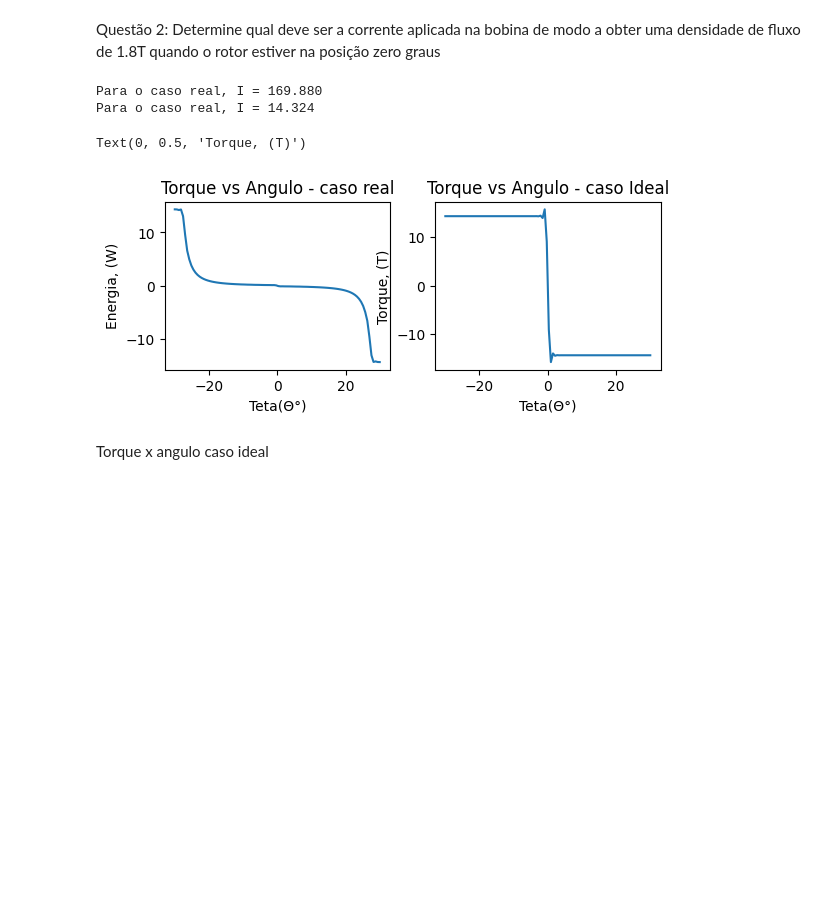
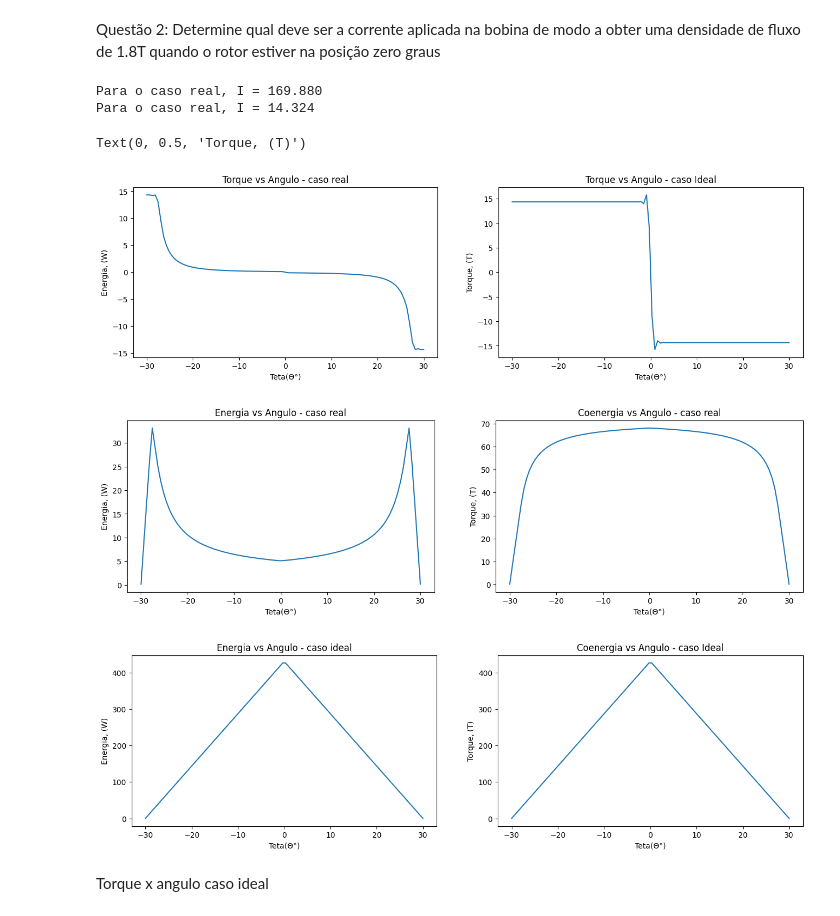
Before and after one commit to leoborgess/conversao-questao2, a Jupyter notebook: questao2.ipynb, the cells around one changed output. Drawn from its saved outputs; the diff is of its cells as text; code cells hidden in the pictures; blank space fills up the shorter version.

```diff
--- a/questao2.ipynb
+++ b/questao2.ipynb
@@ -41,6 +41,8 @@ B_fe           = np.zeros(NumPontos)
 # %% [markdown]
 Questão 1: Apresente um gráfico do fluxo ocncatenado na bobina 1 em função da corrente aplicada nessa bobina considerando a posição do rotor variando da posição de -30 a 30 graus em passos de 10 graus.
 # %%
+
+plt.figure(figsize=(8, 4.5))
 for i in range(0, len(A_util)):
     Area_proporcional = A_max/(A_util[i]) #proporcionalidade que deve ser mantida para que o fluxo entre o ar e o ferro seja igual
     for ponto in range(0, NumPontos):
@@ -53,7 +55,7 @@ for i in range(0, len(A_util)):
     plt.subplot(1,2,1)
     plt.plot(I_real, Fluxo_conc)
     plt.xlim([-0.1,50])
-    plt.legend(["λ(29.9°)", "λ(20°)", "λ(10°)", "λ(0°)"], loc = "best", prop={'size':10})
+    plt.legend(["λ(30°)", "λ(20°)", "λ(10°)", "λ(0°)"], loc = "best", prop={'size':10})
     plt.xlabel('Corrente, I (A)')
     plt.ylabel('Fluxo Concatenado, λ (Wb)')
     plt.title('Forma Real')
@@ -62,7 +64,7 @@ for i in range(0, len(A_util)):
     plt.subplot(1,2,2)
     plt.plot(I_ideal, Fluxo_conc)
     plt.xlim([-0.01,20])
-    plt.legend(["λ(29.9°)", "λ(20°)", "λ(10°)", "λ(0°)"], loc = "best", prop={'size':10})
+    plt.legend(["λ(30°)", "λ(20°)", "λ(10°)", "λ(0°)"], loc = "best", prop={'size':10})
     plt.grid(True)
     plt.xlabel('Corrente, I (A)')
     plt.ylabel('Fluxo Concatenado, λ (W)')
@@ -125,35 +127,70 @@ for i in range(0, len(A_util_torque)):
     fluxo_ideal = fluxo_corrente_ideal(I_vec)
 
     #energias
     Energia_real[i] = sp.integrate.trapezoid(I_vec, fluxo_real)
     Energia_ideal[i] = sp.integrate.trapezoid(I_vec, fluxo_ideal)
 
     #coenergias
     CoEnergia_real[i] = sp.integrate.trapezoid(fluxo_real, I_vec)
     CoEnergia_ideal[i] = sp.integrate.trapezoid(fluxo_ideal, I_vec)
 
 InterPol_CoEnergiaReal = CubicSpline(angulos_torque, CoEnergia_real, bc_type = 'natural')
 InterPol_CoEnergiaIdeal = CubicSpline(angulos_torque, CoEnergia_ideal, bc_type = 'natural')
 
 Torque_real = InterPol_CoEnergiaReal.derivative()(angulos_torque)
 Torque_ideal = InterPol_CoEnergiaIdeal.derivative()(angulos_torque)
 
 plt.figure(figsize=(16, 9))
 plt.subplot(2, 2, 1)
 plt.plot(angulos_torque, Torque_real)
 plt.title("Torque vs Angulo - caso real")
 plt.ylabel("Energia, (W)")
 plt.xlabel("Teta(Θ°)")
 
-plt.figure(figsize=(16, 9))
 plt.subplot(2, 2, 2)
 plt.plot(angulos_torque, Torque_ideal)
 plt.title("Torque vs Angulo - caso Ideal")
 plt.xlabel("Teta(Θ°)")
 plt.ylabel("Torque, (T)")
+
+###############################################################
+
+plt.figure(figsize=(16, 9))
+plt.subplot(2, 2, 1)
+plt.plot(angulos_torque, Energia_real)
+plt.title("Energia vs Angulo - caso real")
+plt.ylabel("Energia, (W)")
+plt.xlabel("Teta(Θ°)")
+
+plt.subplot(2, 2, 2)
+plt.plot(angulos_torque, CoEnergia_real)
+plt.title("Coenergia vs Angulo - caso real")
+plt.xlabel("Teta(Θ°)")
+plt.ylabel("Torque, (T)")
+
+###############################################################
+
+###############################################################
+
+plt.figure(figsize=(16, 9))
+plt.subplot(2, 2, 1)
+plt.plot(angulos_torque, Energia_ideal)
+plt.title("Energia vs Angulo - caso ideal")
+plt.ylabel("Energia, (W)")
+plt.xlabel("Teta(Θ°)")
+
+plt.subplot(2, 2, 2)
+plt.plot(angulos_torque, CoEnergia_ideal)
+plt.title("Coenergia vs Angulo - caso Ideal")
+plt.xlabel("Teta(Θ°)")
+plt.ylabel("Torque, (T)")
+
+###############################################################
 # %% [output]
 Text(0, 0.5, 'Torque, (T)')
-[figure, old version]
+[figure, new version]
+[figure, added]
+[figure, added]
 # %% [markdown]
 Torque x angulo caso ideal
 # %%
```
Also changed, not shown: parts of 2 cells of this notebook.
